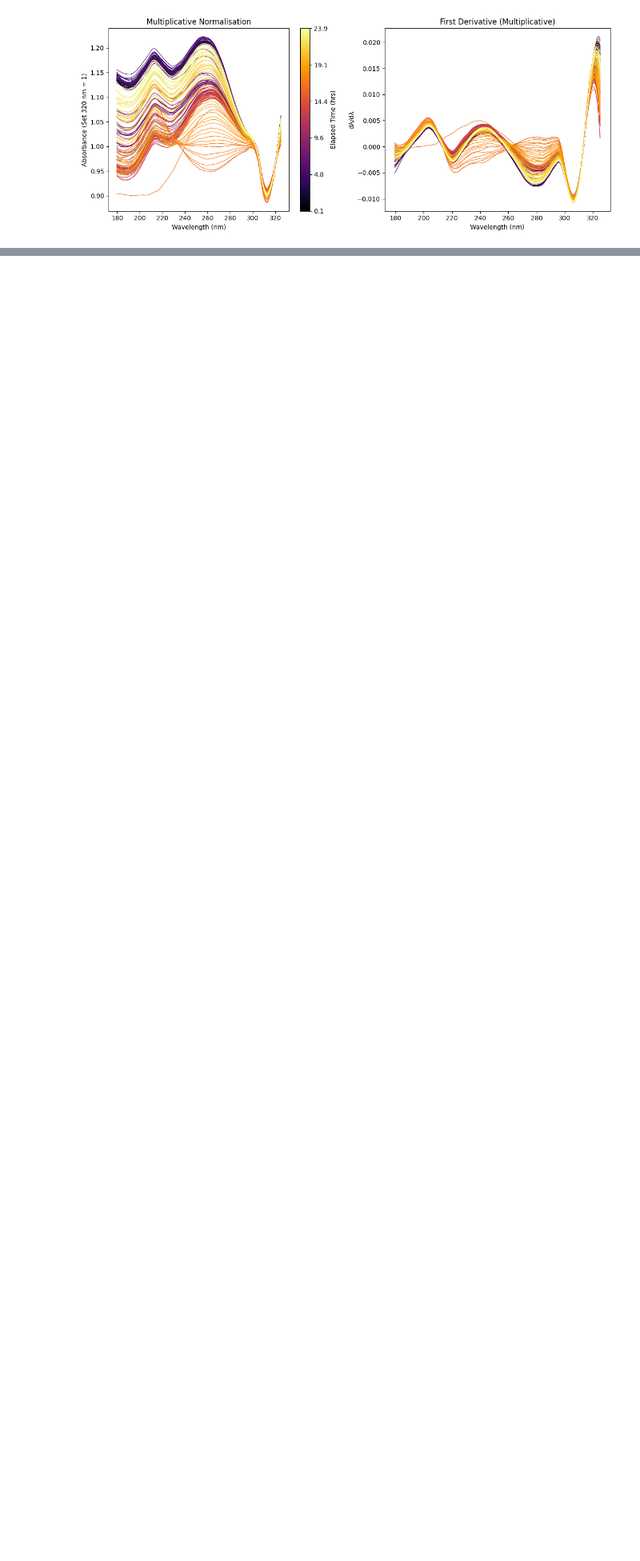
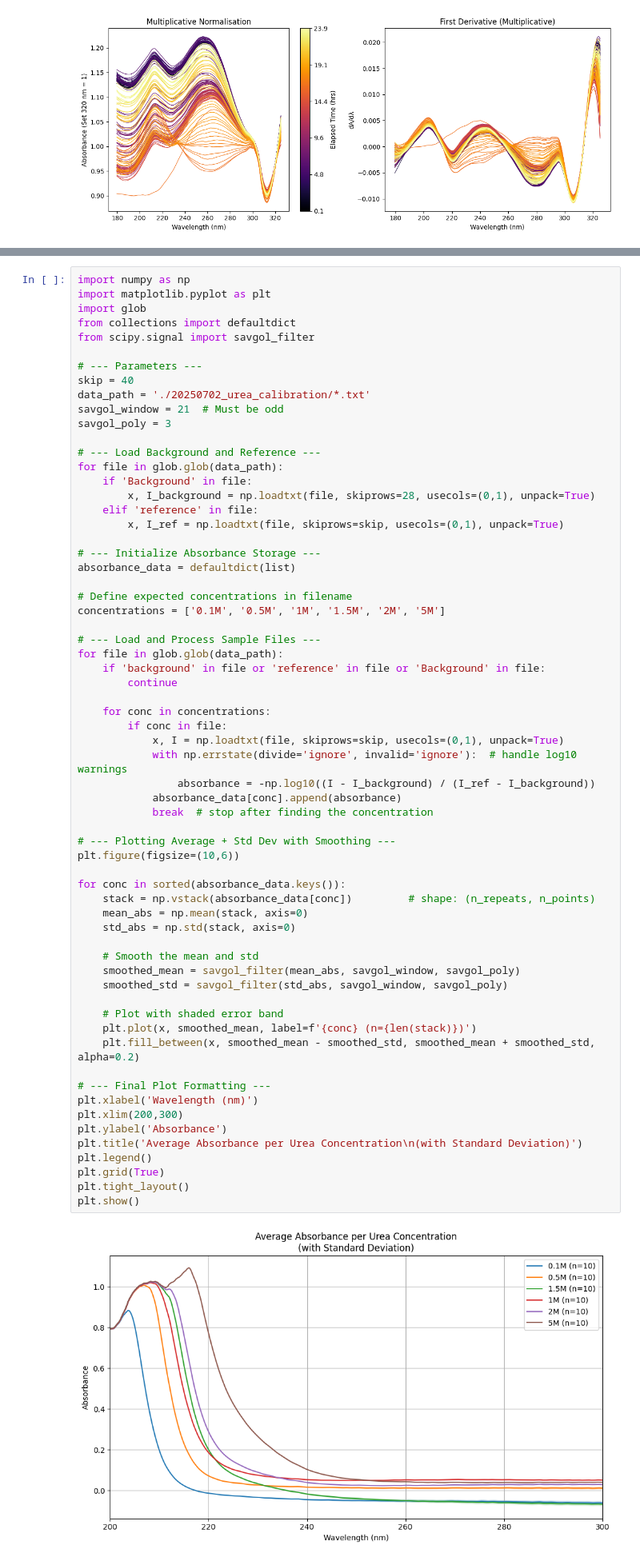
Before and after one commit to vik-ell/P3_Project, a Jupyter notebook: data_processing.ipynb, the cells around one changed output, grey strips where cells are left out. Shown at 80% size. Drawn from its saved outputs; the diff is of its cells as text; blank space fills up the shorter version.

```diff
--- a/data_processing.ipynb
+++ b/data_processing.ipynb
@@ -1034,0 +1135,66 @@ Average absorbance at 320: 0.27135048357762154
+# %%
+import numpy as np
+import matplotlib.pyplot as plt
+import glob
+from collections import defaultdict
+from scipy.signal import savgol_filter
+
+# --- Parameters ---
+skip = 40
+data_path = './20250702_urea_calibration/*.txt'
+savgol_window = 21  # Must be odd
+savgol_poly = 3
+
+# --- Load Background and Reference ---
+for file in glob.glob(data_path):
+    if 'Background' in file:
+        x, I_background = np.loadtxt(file, skiprows=28, usecols=(0,1), unpack=True)
+    elif 'reference' in file:
+        x, I_ref = np.loadtxt(file, skiprows=skip, usecols=(0,1), unpack=True)
+
+# --- Initialize Absorbance Storage ---
+absorbance_data = defaultdict(list)
+
+# Define expected concentrations in filename
+concentrations = ['0.1M', '0.5M', '1M', '1.5M', '2M', '5M']
+
+# --- Load and Process Sample Files ---
+for file in glob.glob(data_path):
+    if 'background' in file or 'reference' in file or 'Background' in file:
+        continue
+
+    for conc in concentrations:
+        if conc in file:
+            x, I = np.loadtxt(file, skiprows=skip, usecols=(0,1), unpack=True)
+            with np.errstate(divide='ignore', invalid='ignore'):  # handle log10 warnings
+                absorbance = -np.log10((I - I_background) / (I_ref - I_background))
+            absorbance_data[conc].append(absorbance)
+            break  # stop after finding the concentration
+
+# --- Plotting Average + Std Dev with Smoothing ---
+plt.figure(figsize=(10,6))
+
+for conc in sorted(absorbance_data.keys()):
+    stack = np.vstack(absorbance_data[conc])         # shape: (n_repeats, n_points)
+    mean_abs = np.mean(stack, axis=0)
+    std_abs = np.std(stack, axis=0)
+
+    # Smooth the mean and std
+    smoothed_mean = savgol_filter(mean_abs, savgol_window, savgol_poly)
+    smoothed_std = savgol_filter(std_abs, savgol_window, savgol_poly)
+
+    # Plot with shaded error band
+    plt.plot(x, smoothed_mean, label=f'{conc} (n={len(stack)})')
+    plt.fill_between(x, smoothed_mean - smoothed_std, smoothed_mean + smoothed_std, alpha=0.2)
+
+# --- Final Plot Formatting ---
+plt.xlabel('Wavelength (nm)')
+plt.xlim(200,300)
+plt.ylabel('Absorbance')
+plt.title('Average Absorbance per Urea Concentration\n(with Standard Deviation)')
+plt.legend()
+plt.grid(True)
+plt.tight_layout()
+plt.show()
+# %% [output]
+[figure, added]
```
Also changed, not shown: parts of 9 cells of this notebook.
